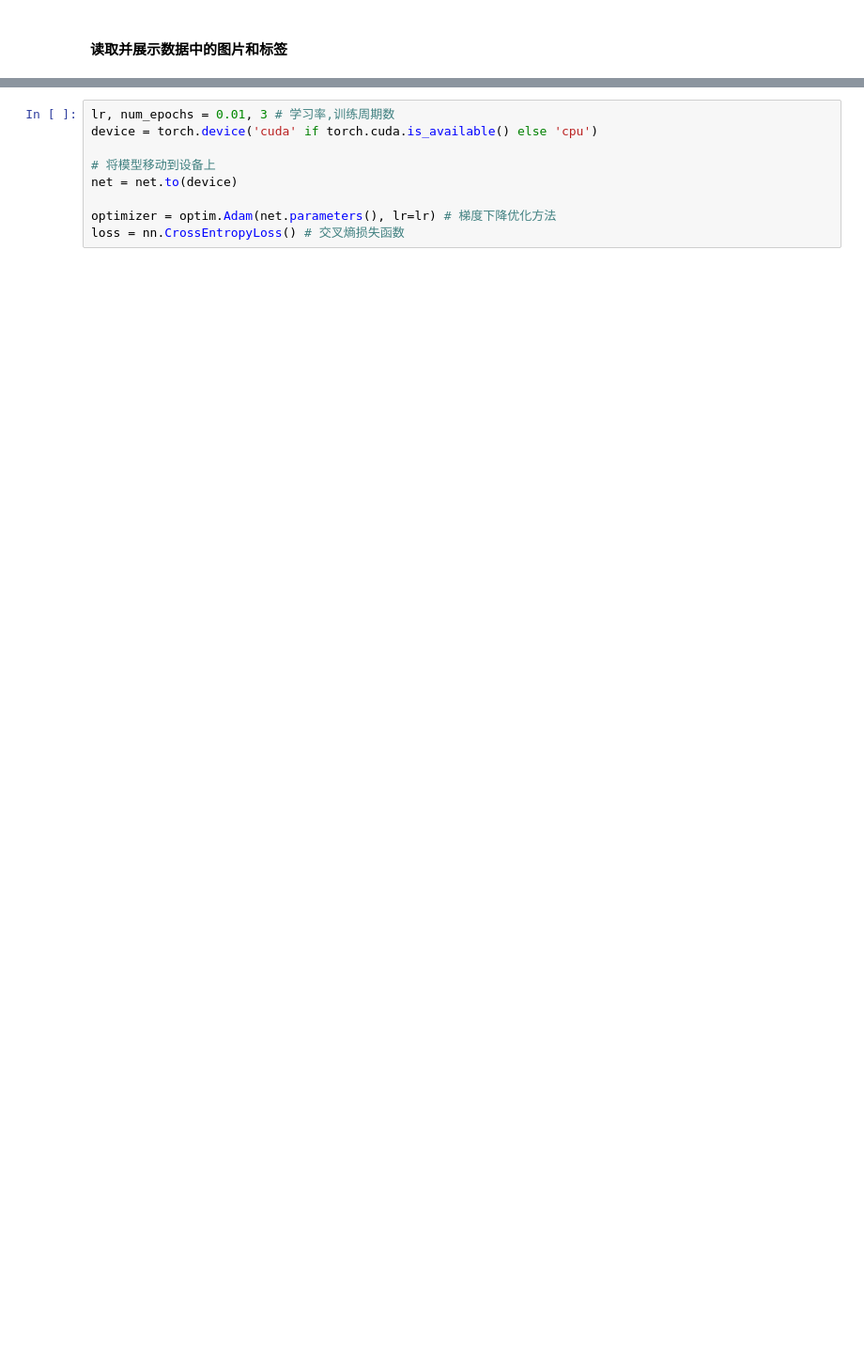
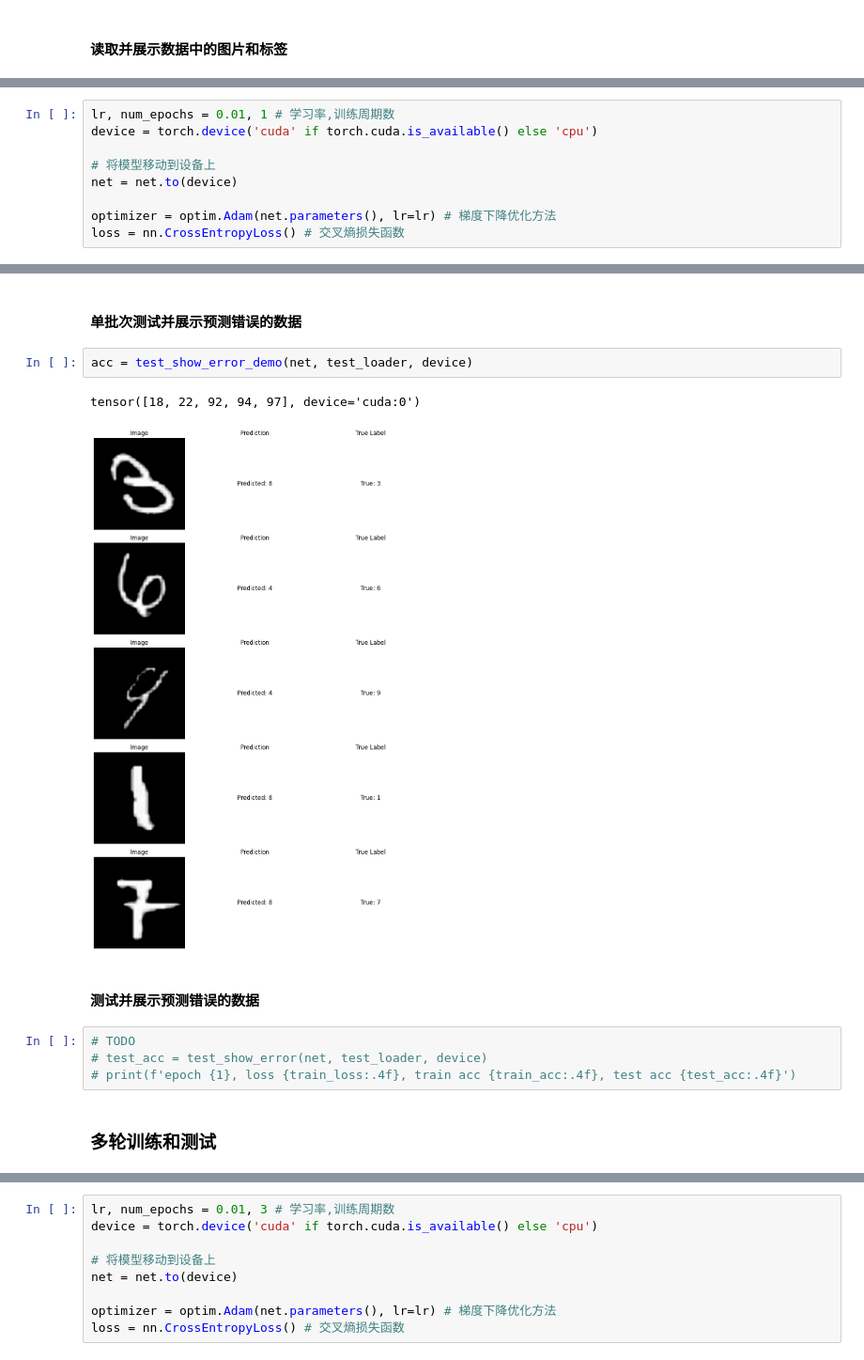
Before and after one commit to Sharninjak/DeepLearning, a Jupyter notebook: d2l_zh_pytorch/00_Mine/ResNet_mine.ipynb, the cells around one changed output, grey strips where cells are left out. Shown at 94% size. Cells and saved outputs as stored; diff of their text form; blank space fills up the shorter version.

```diff
--- a/d2l_zh_pytorch/00_Mine/ResNet_mine.ipynb
+++ b/d2l_zh_pytorch/00_Mine/ResNet_mine.ipynb
@@ -144,0 +400,9 @@ Image shape: torch.Size([1, 224, 224])
+# %%
+lr, num_epochs = 0.01, 1 # 学习率,训练周期数
+device = torch.device('cuda' if torch.cuda.is_available() else 'cpu')
+
+# 将模型移动到设备上
+net = net.to(device)
+
+optimizer = optim.Adam(net.parameters(), lr=lr) # 梯度下降优化方法
+loss = nn.CrossEntropyLoss() # 交叉熵损失函数
@@ -144,0 +424,15 @@ Image shape: torch.Size([1, 224, 224])
+# %% [markdown]
+#### 单批次测试并展示预测错误的数据
+# %%
+acc = test_show_error_demo(net, test_loader, device)
+# %% [output]
+tensor([18, 22, 92, 94, 97], device='cuda:0')
+[figure, added]
+# %% [markdown]
+#### 测试并展示预测错误的数据
+# %%
+# TODO
+# test_acc = test_show_error(net, test_loader, device)
+# print(f'epoch {1}, loss {train_loss:.4f}, train acc {train_acc:.4f}, test acc {test_acc:.4f}')
+# %% [markdown]
+### 多轮训练和测试
```
Also changed, not shown: parts of 35 cells of this notebook, 3 other files.
